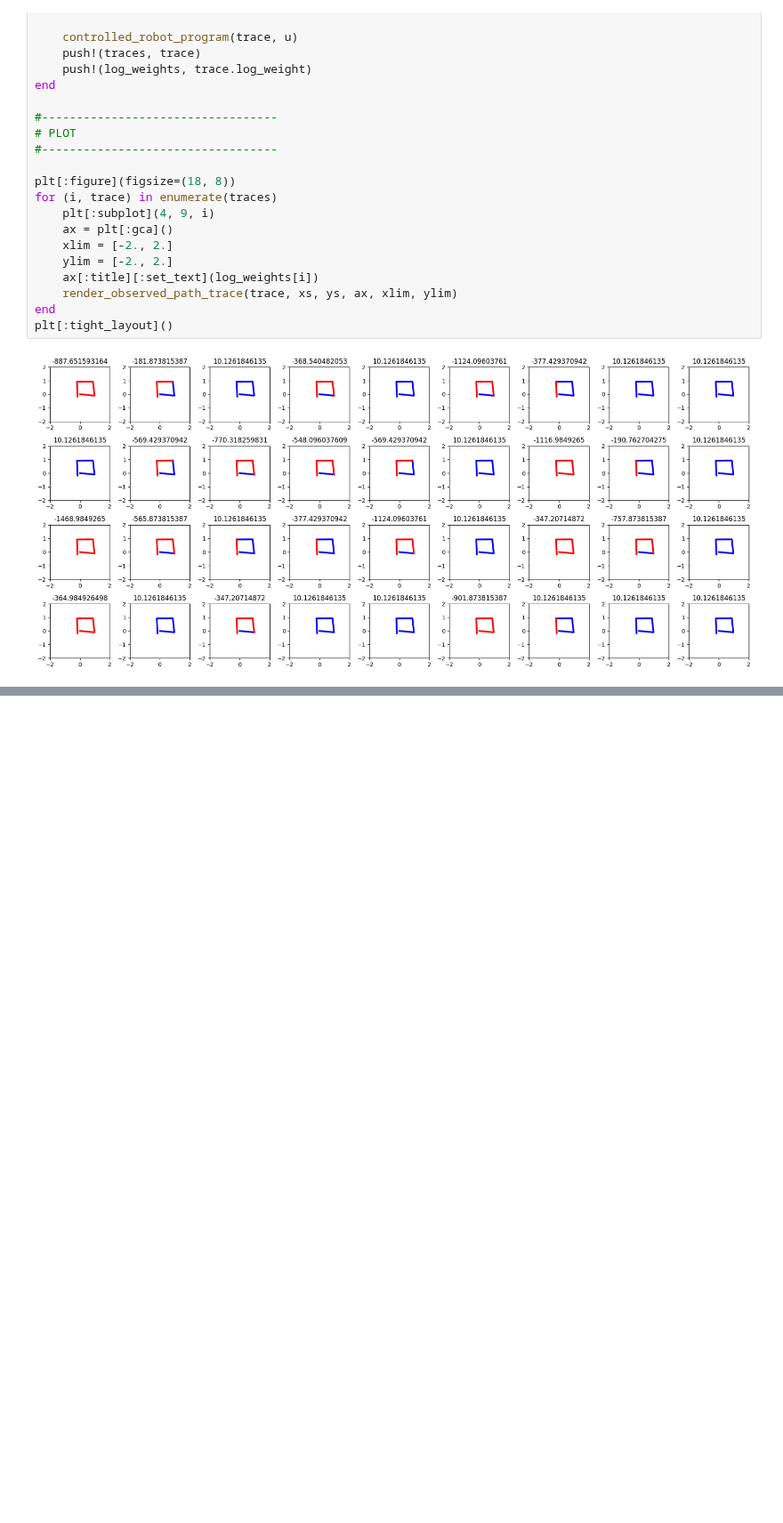
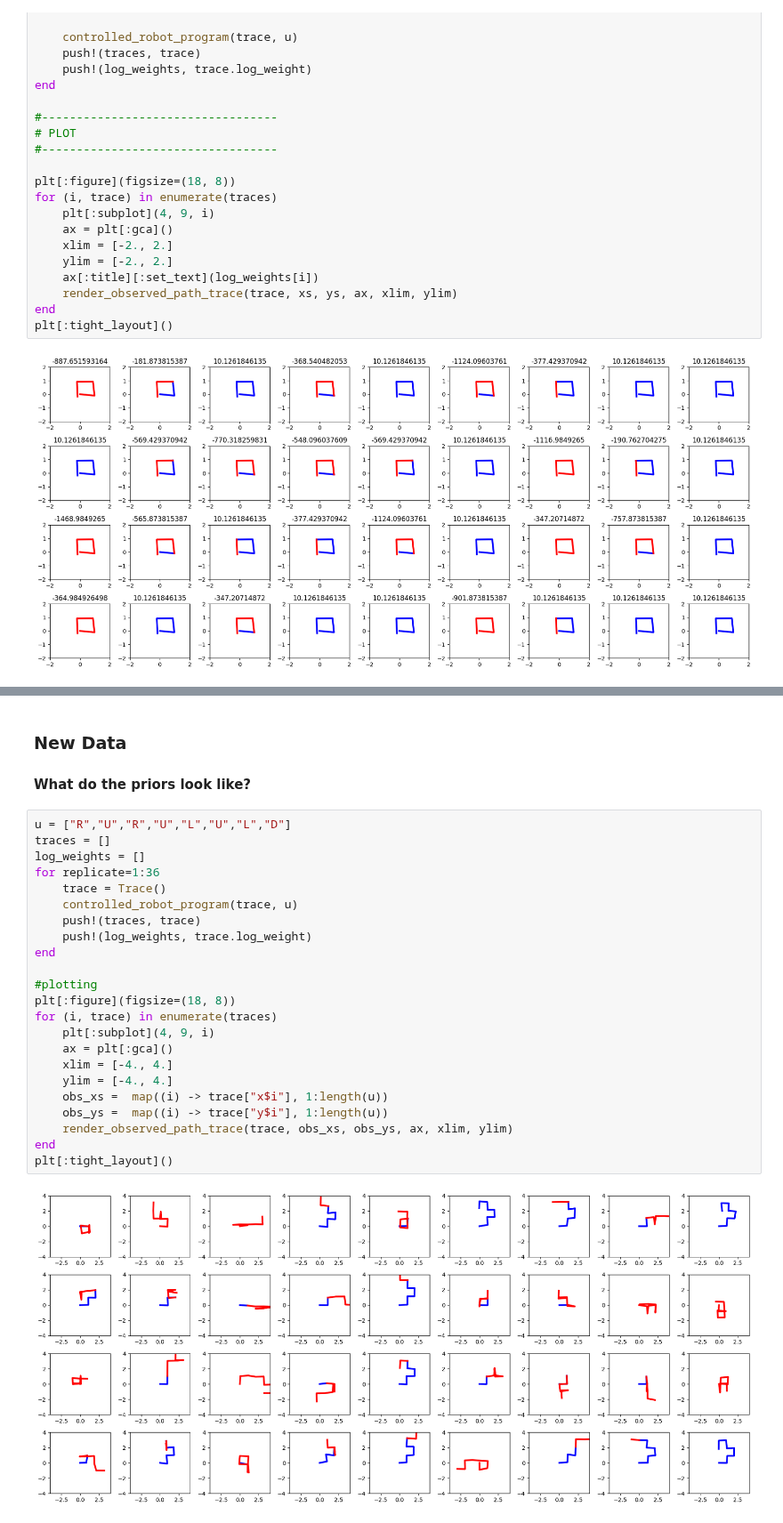
Before and after one commit to probcomp/GenExperimental.jl, a Jupyter notebook: examples/control_robot/ControlRobotExample.ipynb, the cells around one changed output, grey strips where cells are left out. Shown at 89% size. Saved outputs shown, nothing was run; the diff lists cells and outputs as text; blank space fills up the shorter version.

```diff
--- a/examples/control_robot/ControlRobotExample.ipynb
+++ b/examples/control_robot/ControlRobotExample.ipynb
@@ -227,0 +280,29 @@ plt[:tight_layout]()
+# %% [markdown]
+### New Data
+
+#### What do the priors look like?
+# %%
+u = ["R","U","R","U","L","U","L","D"]
+traces = []
+log_weights = []
+for replicate=1:36
+    trace = Trace()
+    controlled_robot_program(trace, u)
+    push!(traces, trace)
+    push!(log_weights, trace.log_weight)
+end
+
+#plotting
+plt[:figure](figsize=(18, 8))
+for (i, trace) in enumerate(traces)
+    plt[:subplot](4, 9, i)
+    ax = plt[:gca]()
+    xlim = [-4., 4.]
+    ylim = [-4., 4.]
+    obs_xs =  map((i) -> trace["x$i"], 1:length(u))
+    obs_ys =  map((i) -> trace["y$i"], 1:length(u))
+    render_observed_path_trace(trace, obs_xs, obs_ys, ax, xlim, ylim)
+end
+plt[:tight_layout]()
+# %% [output]
+[figure, added]
```
Also changed, not shown: parts of 9 cells of this notebook, 1 other file.
